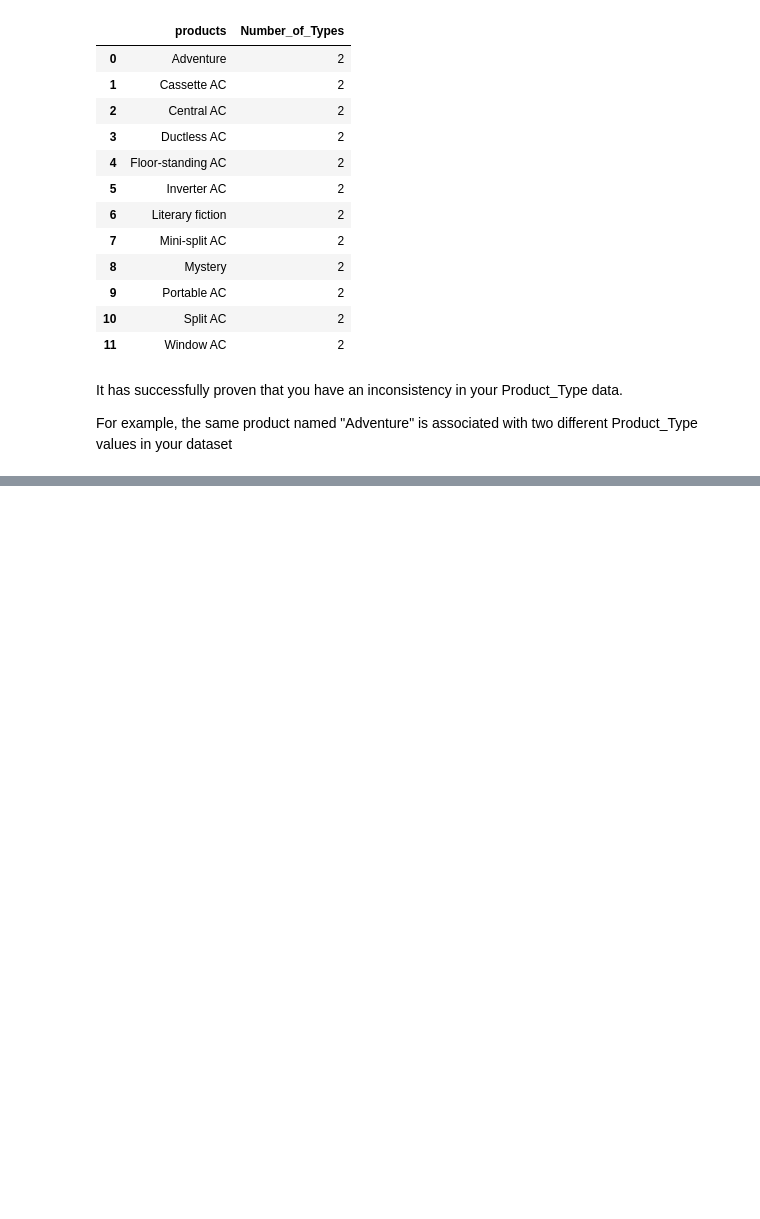
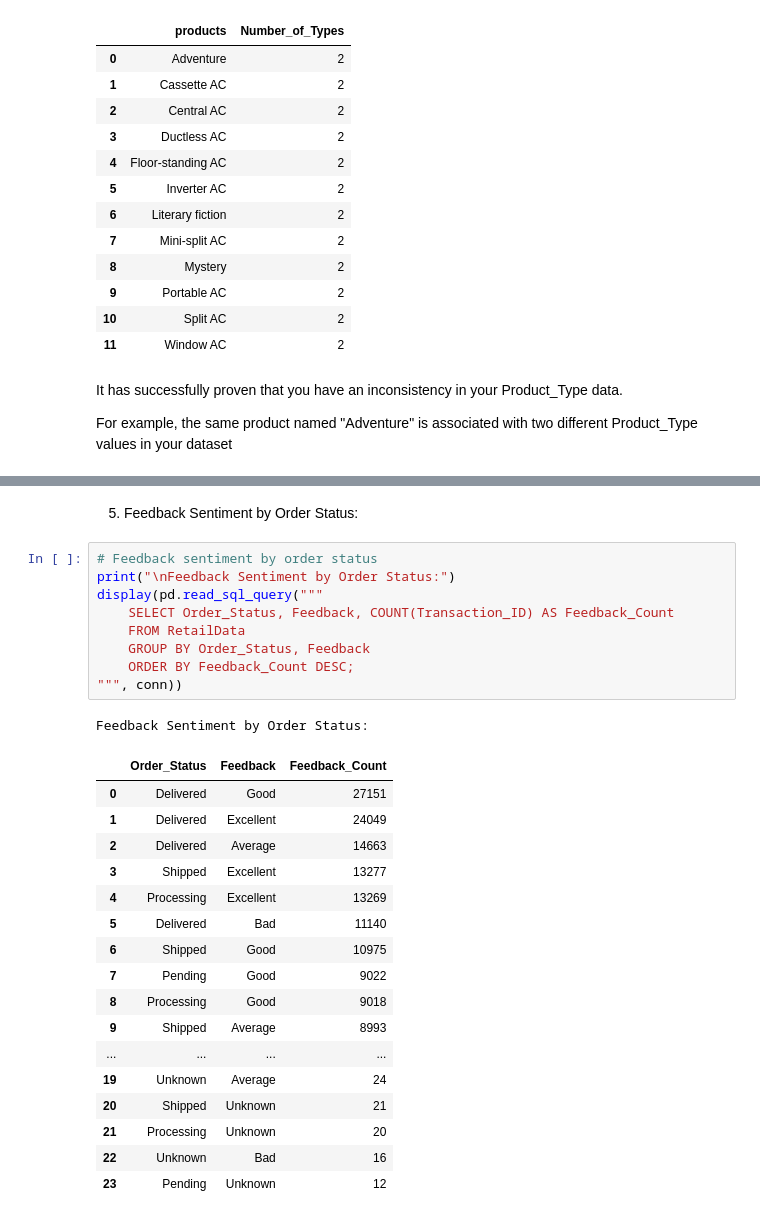
Before and after one commit to pranav444444/MinorProject_Sem7_Customer-Preference-and-Trend-Analytics-for-the-Retail-Sector, a Jupyter notebook: sample_retail_sales (2).ipynb, the cells around one changed output, grey strips where cells are left out. Cells and saved outputs as stored; diff of their text form; blank space fills up the shorter version.

```diff
--- a/sample_retail_sales (2).ipynb
+++ b/sample_retail_sales (2).ipynb
@@ -2117,0 +2187,30 @@ For example, the same product named "Adventure" is associated with two different
+# %% [markdown]
+5. Feedback Sentiment by Order Status:
+# %%
+# Feedback sentiment by order status
+print("\nFeedback Sentiment by Order Status:")
+display(pd.read_sql_query("""
+    SELECT Order_Status, Feedback, COUNT(Transaction_ID) AS Feedback_Count
+    FROM RetailData
+    GROUP BY Order_Status, Feedback
+    ORDER BY Feedback_Count DESC;
+""", conn))
+# %% [output]
+Feedback Sentiment by Order Status:
+|  | Order_Status | Feedback | Feedback_Count |
+| 0 | Delivered | Good | 27151 |
+| 1 | Delivered | Excellent | 24049 |
+| 2 | Delivered | Average | 14663 |
+| 3 | Shipped | Excellent | 13277 |
+| 4 | Processing | Excellent | 13269 |
+| 5 | Delivered | Bad | 11140 |
+| 6 | Shipped | Good | 10975 |
+| 7 | Pending | Good | 9022 |
+| 8 | Processing | Good | 9018 |
+| 9 | Shipped | Average | 8993 |
+| ... | ... | ... | ... |
+| 19 | Unknown | Average | 24 |
+| 20 | Shipped | Unknown | 21 |
+| 21 | Processing | Unknown | 20 |
+| 22 | Unknown | Bad | 16 |
+| 23 | Pending | Unknown | 12 |
```
Also changed, not shown: parts of 23 cells of this notebook, 8 other files.
